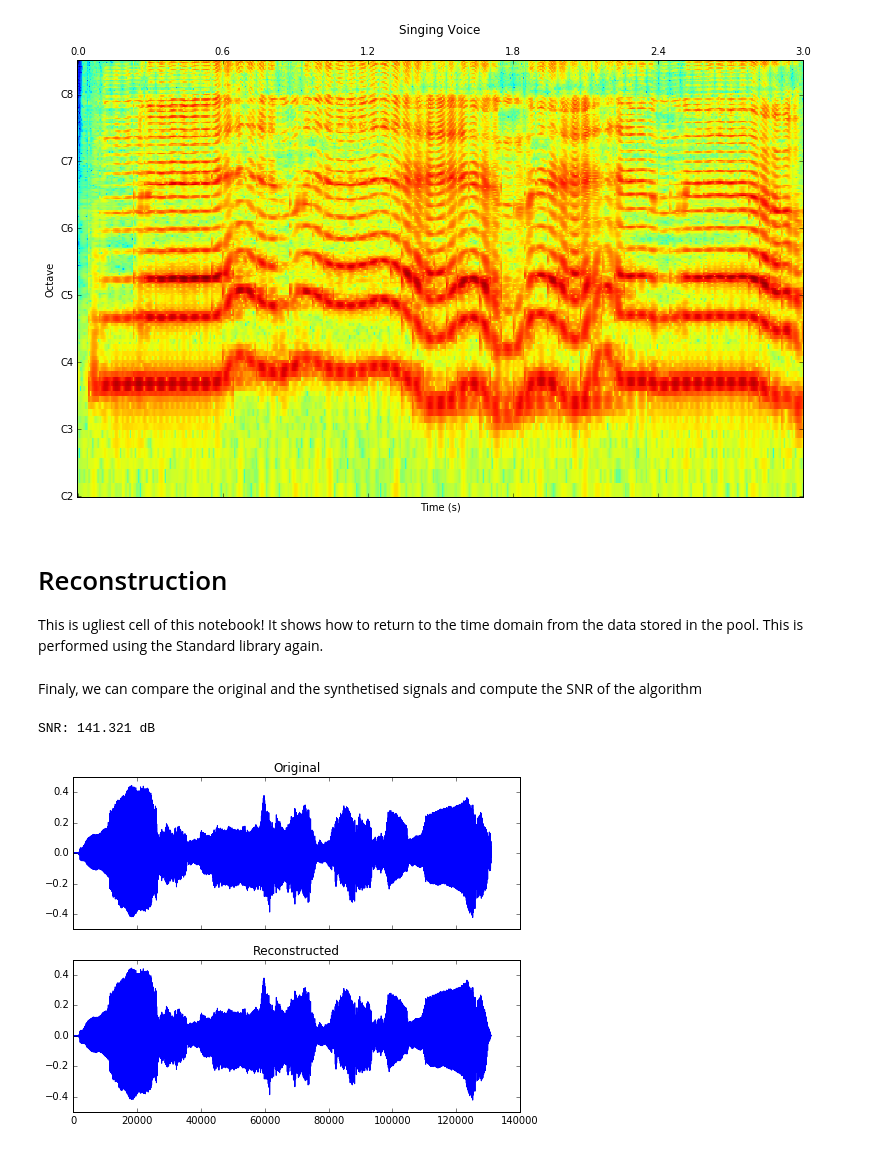
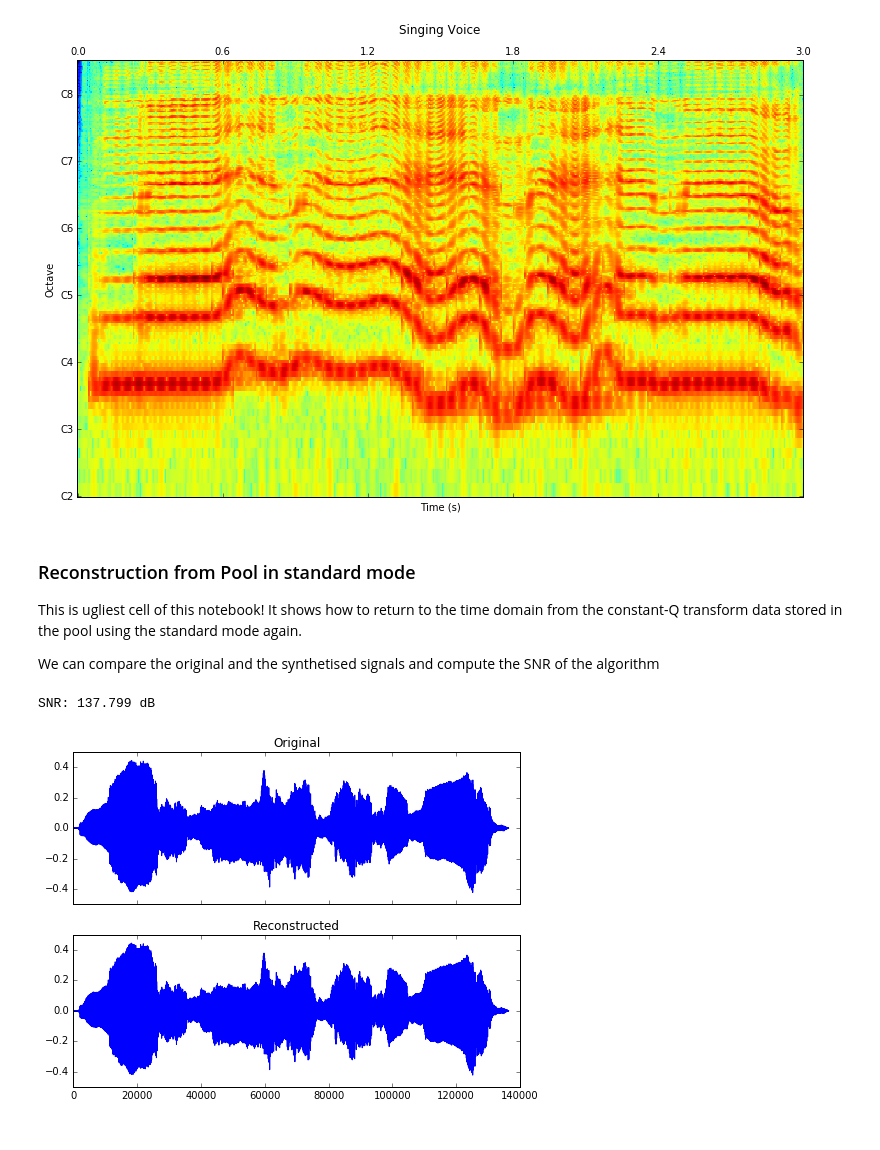
Before and after one commit to MTG/essentia, a Jupyter notebook: src/examples/python/NSGConstantQ-example.ipynb, the cells around one changed output. Cells and saved outputs as stored; diff of their text form; code cells hidden in the pictures.

```diff
--- a/src/examples/python/NSGConstantQ-example.ipynb
+++ b/src/examples/python/NSGConstantQ-example.ipynb
@@ -39,9 +39,12 @@ Standard mode is very siemple to use. In this example we transform a singing voi
 # %%
-x = standard.MonoLoader(filename = '../../audio/vignesh.wav')()[:-1] # Remove the last sample to make the signal even
+x = standard.MonoLoader(filename = '../../../test/audio/recorded/vignesh.wav')()[:-1]
+# Remove the last sample to make the signal even
 
 kwargs['inputSize'] = len(x)
 
 CQStand = standard.NSGConstantQ(**kwargs)
+CQIStand = standard.NSGIConstantQ(**kwargs)
 
-CQIStand = standard.NSGIConstantQ(**kwargs)
+constantq, dcchannel, nfchannel = CQStand(x)
+y = CQIStand(constantq, dcchannel, nfchannel)
 # %% [markdown]
@@ -166,4 +199,6 @@ plt.show()
 # %% [markdown]
-# Reconstruction
+### Reconstruction from Pool in standard mode
 
-This is ugliest cell of this notebook! It shows how to return to the time domain from the data stored in the pool. This is performed using the Standard library again.
+This is ugliest cell of this notebook! It shows how to return to the time domain from the constant-Q transform data stored in the pool using the standard mode again.
+
+We can compare the original and the synthetised signals and compute the SNR of the algorithm
@@ -205,18 +205,16 @@ y = y[frameSize/2:]
-# %% [markdown]
-Finaly, we can compare the original and the synthetised signals and compute the SNR of the algorithm
 # %%
-x = standard.MonoLoader(filename = '../../audio/vignesh.wav')()
+x = standard.MonoLoader(filename = '../../../test/audio/recorded/vignesh.wav')()
 xtest = x[:len(y)]
 
 SNR = np.mean(20*np.log10(np.abs(xtest)/np.abs(xtest-y + eps) + eps))
 print 'SNR: %.3f dB' %SNR
 
 _, ax = plt.subplots(2, sharex=True)
 ax[0].plot(xtest)
 ax[0].set_title('Original')
 ax[1].plot(y)
 ax[1].set_title('Reconstructed')
 plt.show()
 # %% [output]
-SNR: 141.321 dB
+SNR: 137.799 dB
-[figure, old version]
+[figure, new version]
```
Also changed, not shown: parts of 18 cells of this notebook.
